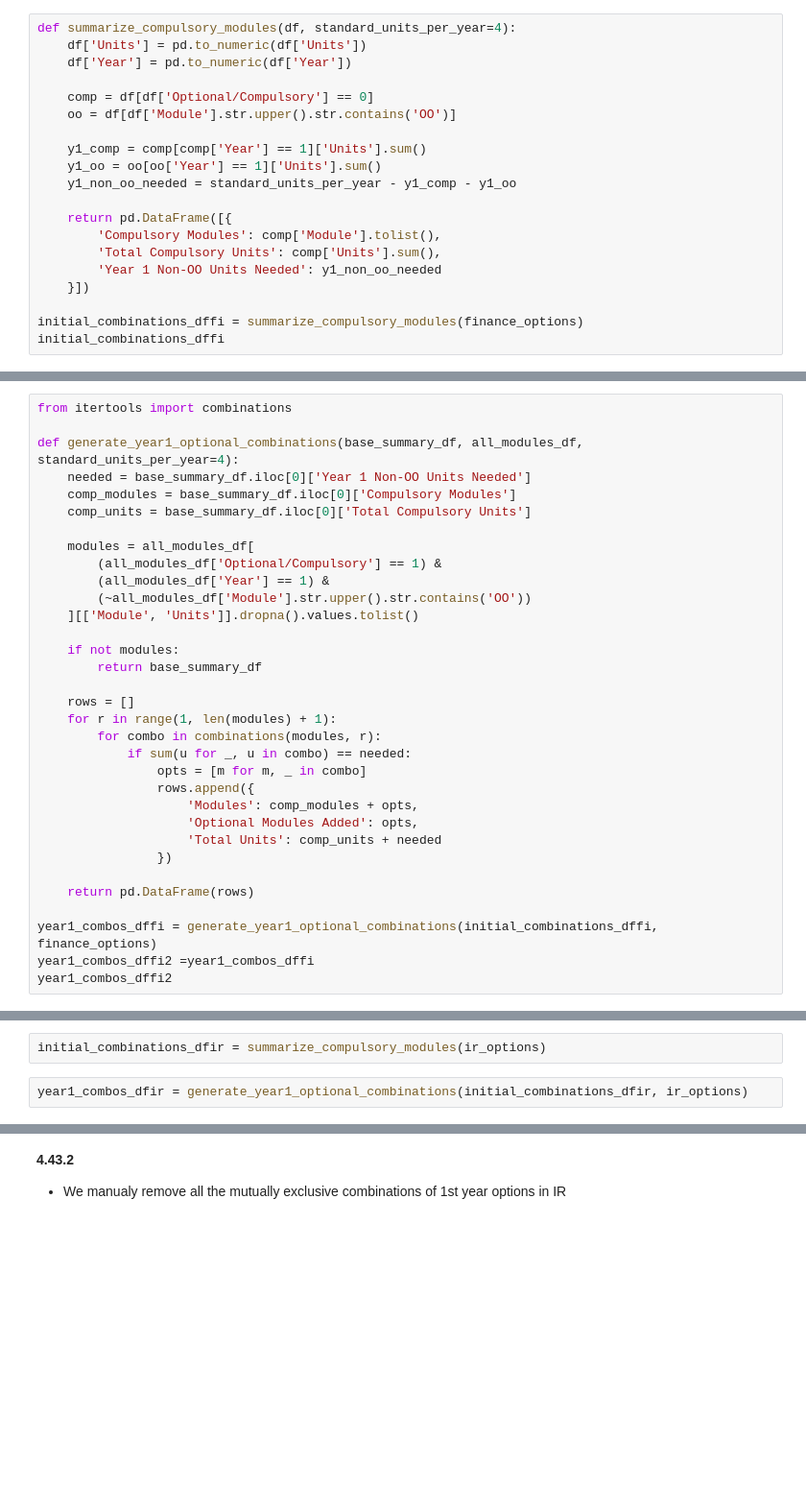
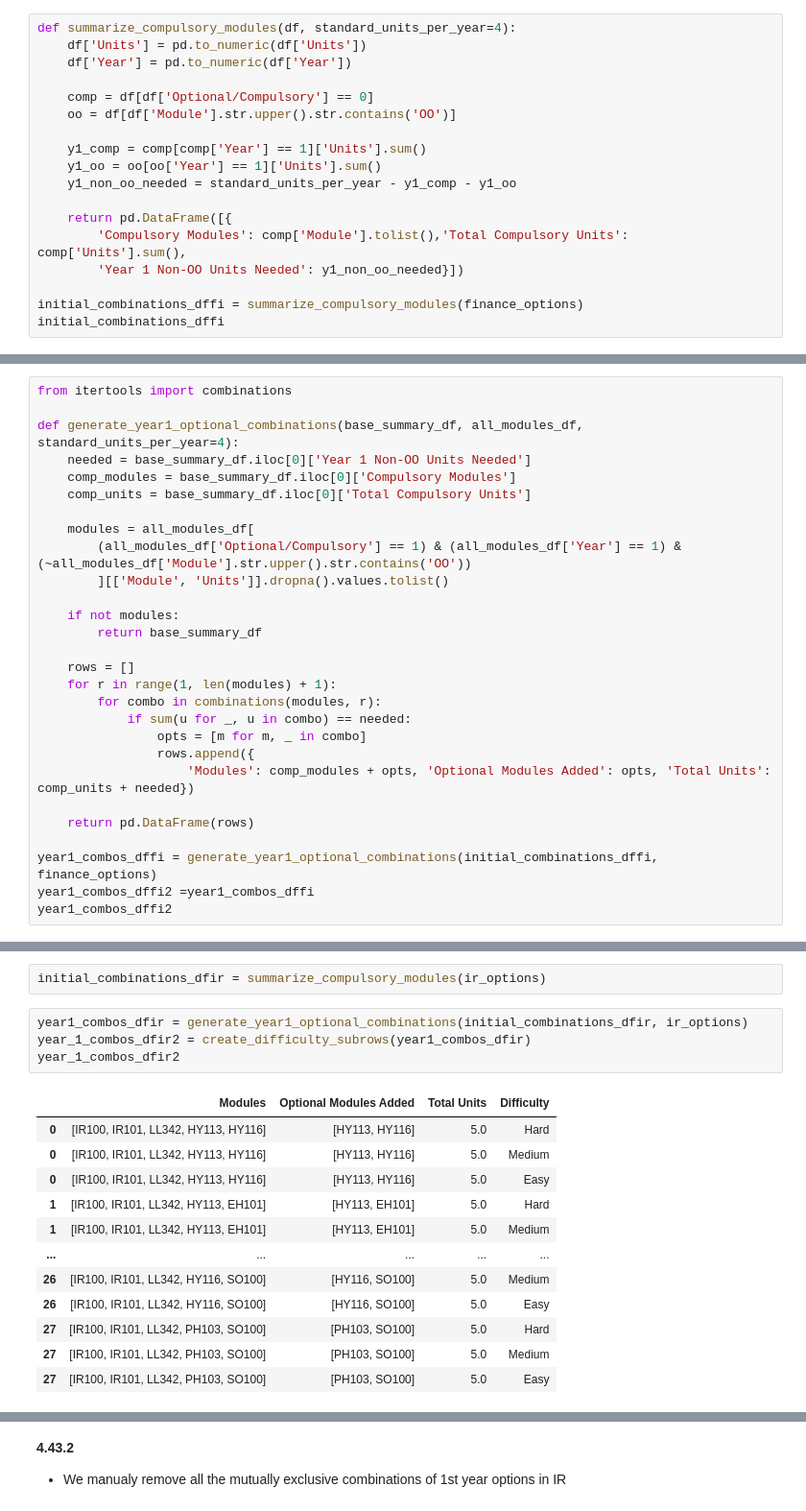
Before and after one commit to MaSe1010/project2, a Jupyter notebook: final_report.ipynb, the cells around one changed output, grey strips where cells are left out. Shown at 96% size. Saved outputs shown, nothing was run; the diff lists cells and outputs as text; blank space fills up the shorter version.

```diff
--- a/final_report.ipynb
+++ b/final_report.ipynb
@@ -486,10 +467,8 @@ def summarize_compulsory_modules(df, standard_units_per_year=4):
     y1_non_oo_needed = standard_units_per_year - y1_comp - y1_oo
 
     return pd.DataFrame([{
-        'Compulsory Modules': comp['Module'].tolist(),
-        'Total Compulsory Units': comp['Units'].sum(),
-        'Year 1 Non-OO Units Needed': y1_non_oo_needed
-    }])
+        'Compulsory Modules': comp['Module'].tolist(),'Total Compulsory Units': comp['Units'].sum(),
+        'Year 1 Non-OO Units Needed': y1_non_oo_needed}])
 
 initial_combinations_dffi = summarize_compulsory_modules(finance_options)
 initial_combinations_dffi
@@ -508,10 +487,8 @@ def generate_year1_optional_combinations(base_summary_df, all_modules_df, standa
     comp_units = base_summary_df.iloc[0]['Total Compulsory Units']
 
     modules = all_modules_df[
-        (all_modules_df['Optional/Compulsory'] == 1) &
-        (all_modules_df['Year'] == 1) &
-        (~all_modules_df['Module'].str.upper().str.contains('OO'))
-    ][['Module', 'Units']].dropna().values.tolist()
+        (all_modules_df['Optional/Compulsory'] == 1) & (all_modules_df['Year'] == 1) &  (~all_modules_df['Module'].str.upper().str.contains('OO'))
+        ][['Module', 'Units']].dropna().values.tolist()
 
     if not modules:
         return base_summary_df
@@ -522,10 +499,7 @@ def generate_year1_optional_combinations(base_summary_df, all_modules_df, standa
             if sum(u for _, u in combo) == needed:
                 opts = [m for m, _ in combo]
                 rows.append({
-                    'Modules': comp_modules + opts,
-                    'Optional Modules Added': opts,
-                    'Total Units': comp_units + needed
-                })
+                    'Modules': comp_modules + opts, 'Optional Modules Added': opts, 'Total Units': comp_units + needed})
 
     return pd.DataFrame(rows)
 
@@ -823,3 +802,18 @@ ir_options = pd.read_csv("data/degrees/irm.csv")
 initial_combinations_dfir = summarize_compulsory_modules(ir_options)
 # %%
 year1_combos_dfir = generate_year1_optional_combinations(initial_combinations_dfir, ir_options)
+year_1_combos_dfir2 = create_difficulty_subrows(year1_combos_dfir)
+year_1_combos_dfir2
+# %% [output]
+|  | Modules | Optional Modules Added | Total Units | Difficulty |
+| 0 | [IR100, IR101, LL342, HY113, HY116] | [HY113, HY116] | 5.0 | Hard |
+| 0 | [IR100, IR101, LL342, HY113, HY116] | [HY113, HY116] | 5.0 | Medium |
+| 0 | [IR100, IR101, LL342, HY113, HY116] | [HY113, HY116] | 5.0 | Easy |
+| 1 | [IR100, IR101, LL342, HY113, EH101] | [HY113, EH101] | 5.0 | Hard |
+| 1 | [IR100, IR101, LL342, HY113, EH101] | [HY113, EH101] | 5.0 | Medium |
+| ... | ... | ... | ... | ... |
+| 26 | [IR100, IR101, LL342, HY116, SO100] | [HY116, SO100] | 5.0 | Medium |
+| 26 | [IR100, IR101, LL342, HY116, SO100] | [HY116, SO100] | 5.0 | Easy |
+| 27 | [IR100, IR101, LL342, PH103, SO100] | [PH103, SO100] | 5.0 | Hard |
+| 27 | [IR100, IR101, LL342, PH103, SO100] | [PH103, SO100] | 5.0 | Medium |
+| 27 | [IR100, IR101, LL342, PH103, SO100] | [PH103, SO100] | 5.0 | Easy |
```
Also changed, not shown: parts of 29 cells of this notebook.
